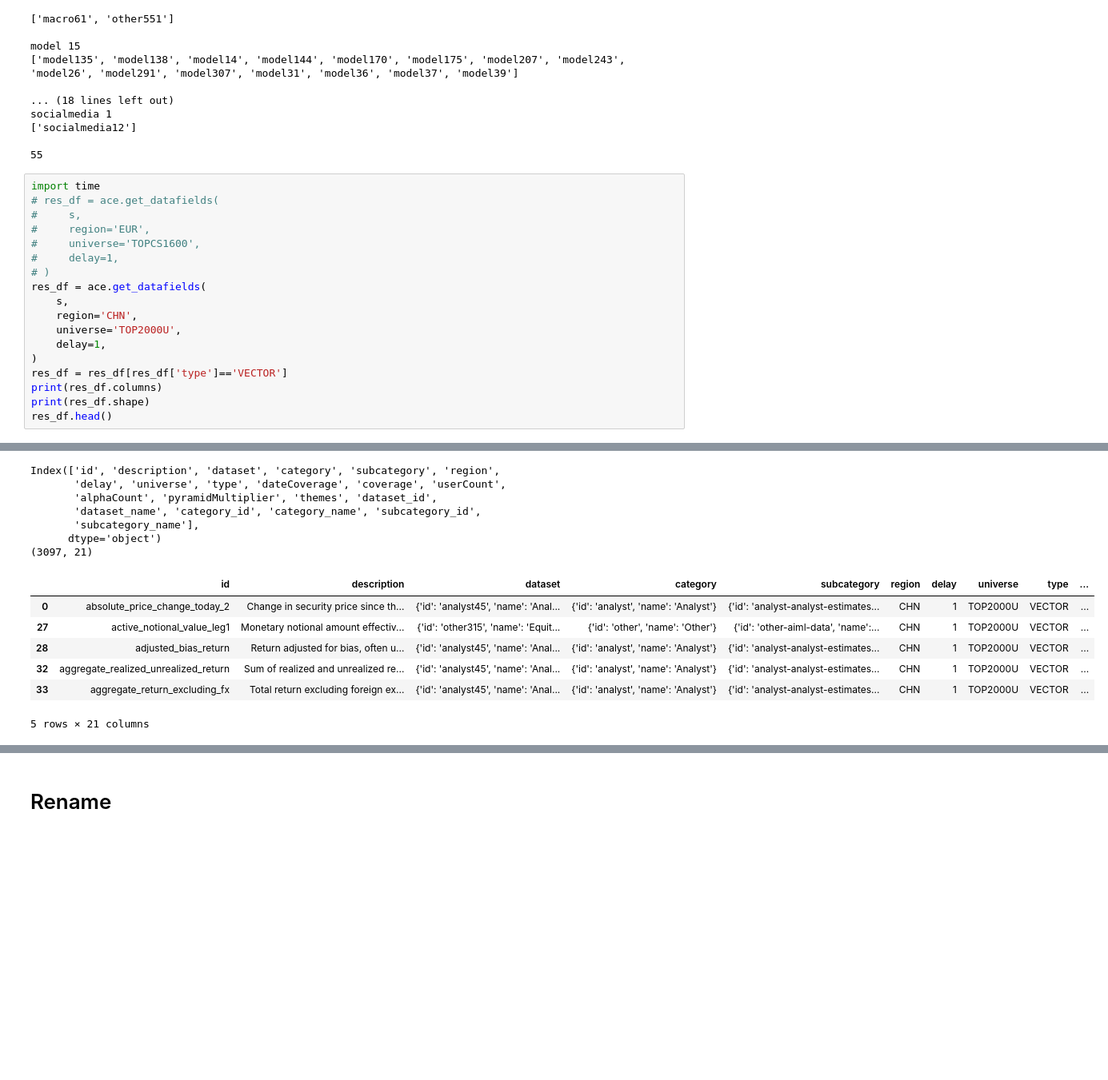
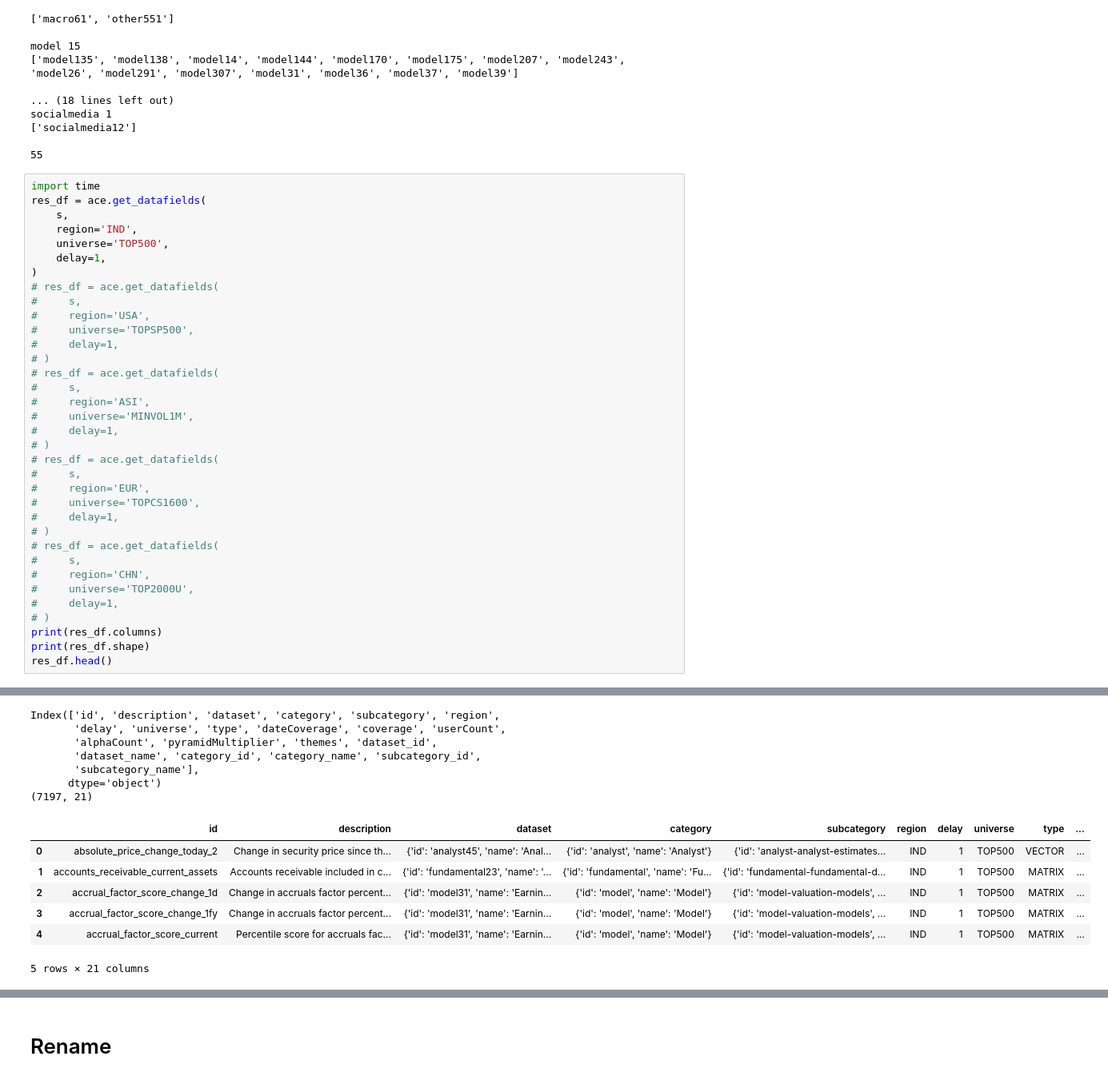
Before and after one commit to xuantianfengwu/my_wq_brain, a Jupyter notebook: ACE API [Gold]/my_backfill.ipynb, the cells around one changed output, grey strips where cells are left out. Shown at 80% size. Saved outputs shown, nothing was run; the diff lists cells and outputs as text; blank space fills up the shorter version.

```diff
--- a/ACE API [Gold]/my_backfill.ipynb
+++ b/ACE API [Gold]/my_backfill.ipynb
@@ -85,19 +85,36 @@ socialmedia 1
 55
 # %%
 import time
+res_df = ace.get_datafields(
+    s,
+    region='IND',
+    universe='TOP500',
+    delay=1,
+)
+# res_df = ace.get_datafields(
+#     s,
+#     region='USA',
+#     universe='TOPSP500',
+#     delay=1,
+# )
+# res_df = ace.get_datafields(
+#     s,
+#     region='ASI',
+#     universe='MINVOL1M',
+#     delay=1,
+# )
 # res_df = ace.get_datafields(
 #     s,
 #     region='EUR',
 #     universe='TOPCS1600',
 #     delay=1,
 # )
-res_df = ace.get_datafields(
-    s,
-    region='CHN',
-    universe='TOP2000U',
-    delay=1,
-)
-res_df = res_df[res_df['type']=='VECTOR']
+# res_df = ace.get_datafields(
+#     s,
+#     region='CHN',
+#     universe='TOP2000U',
+#     delay=1,
+# )
 print(res_df.columns)
 print(res_df.shape)
 res_df.head()
@@ -106,14 +123,14 @@ res_df.head()
 Index(['id', 'description', 'dataset', 'category', 'subcategory', 'region',
        'delay', 'universe', 'type', 'dateCoverage', 'coverage', 'userCount',
        'alphaCount', 'pyramidMultiplier', 'themes', 'dataset_id',
        'dataset_name', 'category_id', 'category_name', 'subcategory_id',
        'subcategory_name'],
       dtype='object')
-(3097, 21)
+(7197, 21)
 |  | id | description | dataset | category | subcategory | region | delay | universe | type | ... |
-| 0 | absolute_price_change_today_2 | Change in security price since th... | {'id': 'analyst45', 'name': 'Anal... | {'id': 'analyst', 'name': 'Analyst'} | {'id': 'analyst-analyst-estimates... | CHN | 1 | TOP2000U | VECTOR | ... |
-| 27 | active_notional_value_leg1 | Monetary notional amount effectiv... | {'id': 'other315', 'name': 'Equit... | {'id': 'other', 'name': 'Other'} | {'id': 'other-aiml-data', 'name':... | CHN | 1 | TOP2000U | VECTOR | ... |
-| 28 | adjusted_bias_return | Return adjusted for bias, often u... | {'id': 'analyst45', 'name': 'Anal... | {'id': 'analyst', 'name': 'Analyst'} | {'id': 'analyst-analyst-estimates... | CHN | 1 | TOP2000U | VECTOR | ... |
-| 32 | aggregate_realized_unrealized_return | Sum of realized and unrealized re... | {'id': 'analyst45', 'name': 'Anal... | {'id': 'analyst', 'name': 'Analyst'} | {'id': 'analyst-analyst-estimates... | CHN | 1 | TOP2000U | VECTOR | ... |
-| 33 | aggregate_return_excluding_fx | Total return excluding foreign ex... | {'id': 'analyst45', 'name': 'Anal... | {'id': 'analyst', 'name': 'Analyst'} | {'id': 'analyst-analyst-estimates... | CHN | 1 | TOP2000U | VECTOR | ... |
+| 0 | absolute_price_change_today_2 | Change in security price since th... | {'id': 'analyst45', 'name': 'Anal... | {'id': 'analyst', 'name': 'Analyst'} | {'id': 'analyst-analyst-estimates... | IND | 1 | TOP500 | VECTOR | ... |
+| 1 | accounts_receivable_current_assets | Accounts receivable included in c... | {'id': 'fundamental23', 'name': '... | {'id': 'fundamental', 'name': 'Fu... | {'id': 'fundamental-fundamental-d... | IND | 1 | TOP500 | MATRIX | ... |
+| 2 | accrual_factor_score_change_1d | Change in accruals factor percent... | {'id': 'model31', 'name': 'Earnin... | {'id': 'model', 'name': 'Model'} | {'id': 'model-valuation-models', ... | IND | 1 | TOP500 | MATRIX | ... |
+| 3 | accrual_factor_score_change_1fy | Change in accruals factor percent... | {'id': 'model31', 'name': 'Earnin... | {'id': 'model', 'name': 'Model'} | {'id': 'model-valuation-models', ... | IND | 1 | TOP500 | MATRIX | ... |
+| 4 | accrual_factor_score_current | Percentile score for accruals fac... | {'id': 'model31', 'name': 'Earnin... | {'id': 'model', 'name': 'Model'} | {'id': 'model-valuation-models', ... | IND | 1 | TOP500 | MATRIX | ... |
 5 rows × 21 columns
```
Also changed, not shown: parts of 16 cells of this notebook.
